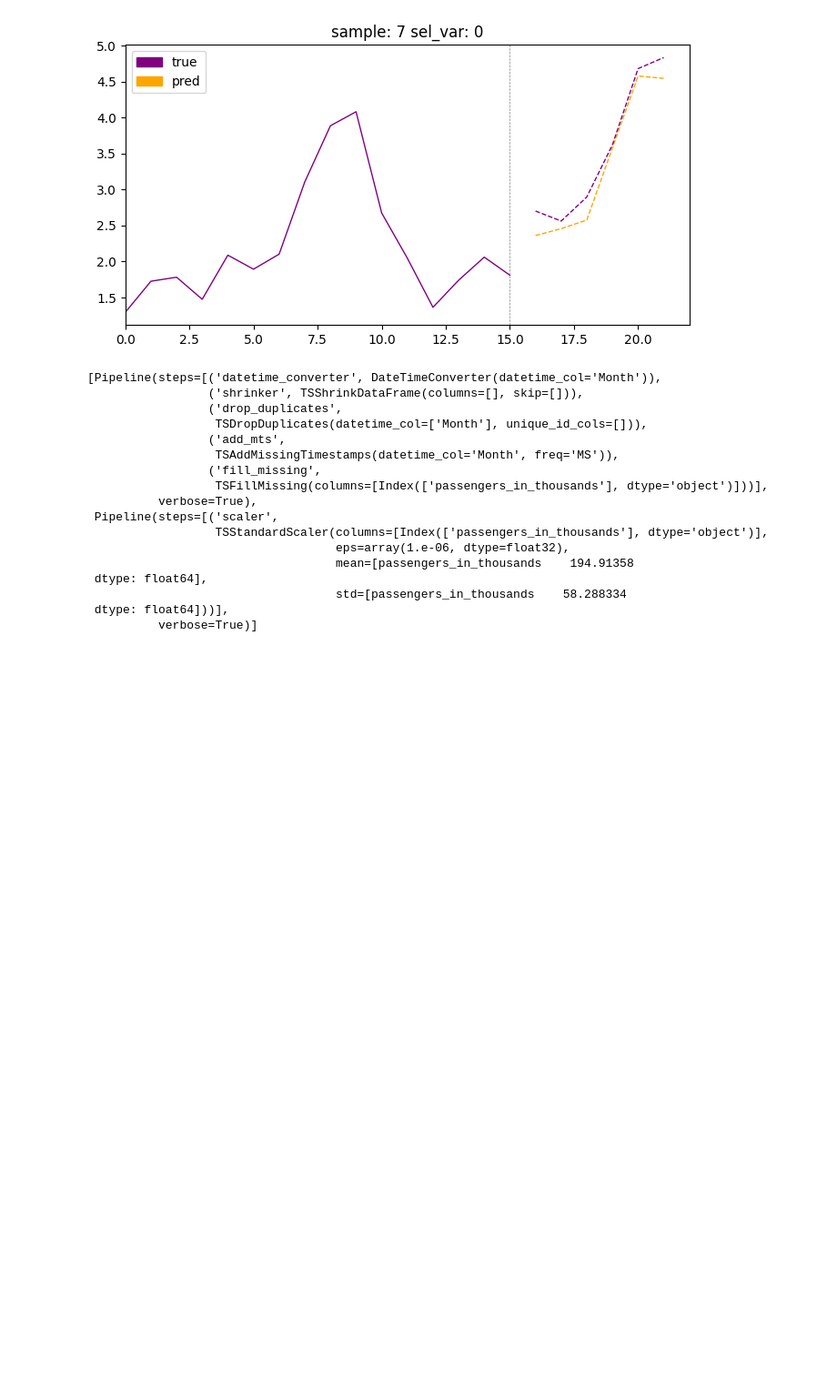
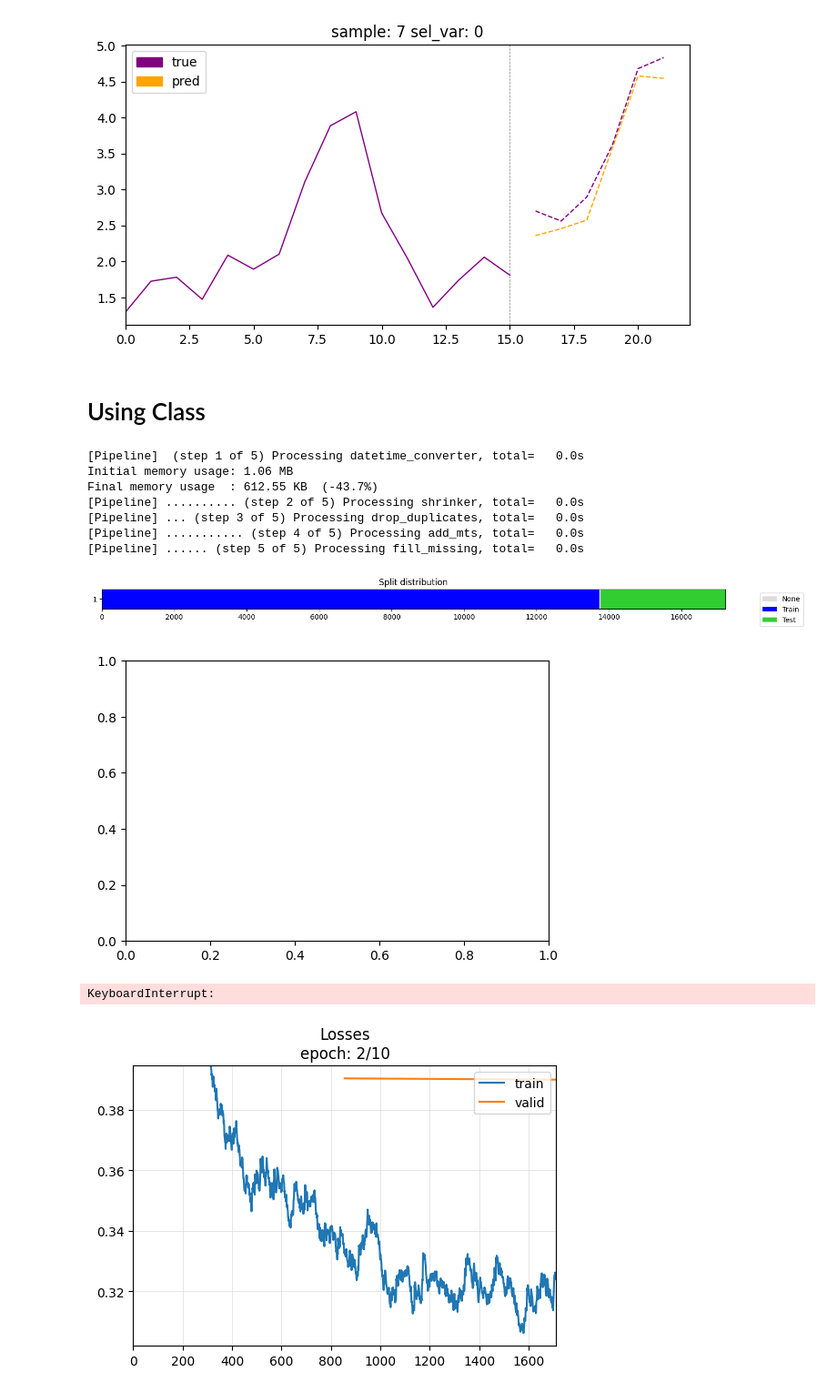
Before and after one commit to ginofft/TimeSeriesAnalysis, a Jupyter notebook: playground.ipynb, the cells around one changed output. Shown at 91% size. Cells and saved outputs as stored; diff of their text form; code cells hidden in the pictures; blank space fills up the shorter version.

```diff
--- a/playground.ipynb
+++ b/playground.ipynb
@@ -470,23 +538,45 @@ y_test = y[splits[1]]
 plot_forecast(X_test, y_test, y_test_preds, sel_vars=True)
 # %% [output]
 [figure]
-# %%
-learn.pipelines
-# %% [output]
-[Pipeline(steps=[('datetime_converter', DateTimeConverter(datetime_col='Month')),
-                 ('shrinker', TSShrinkDataFrame(columns=[], skip=[])),
-                 ('drop_duplicates',
-                  TSDropDuplicates(datetime_col=['Month'], unique_id_cols=[])),
-                 ('add_mts',
-                  TSAddMissingTimestamps(datetime_col='Month', freq='MS')),
-                 ('fill_missing',
-                  TSFillMissing(columns=[Index(['passengers_in_thousands'], dtype='object')]))],
-          verbose=True),
- Pipeline(steps=[('scaler',
-                  TSStandardScaler(columns=[Index(['passengers_in_thousands'], dtype='object')],
-                                   eps=array(1.e-06, dtype=float32),
-                                   mean=[passengers_in_thousands    194.91358
- dtype: float64],
-                                   std=[passengers_in_thousands    58.288334
- dtype: float64]))],
-          verbose=True)]
+# %% [markdown]
+# Using Class
+# %%
+from src.forecast_strategy import DeepLearningStrategy
+from src.utils import DateTimeConverter
+
+import pandas as pd
+from pathlib import Path
+
+data = pd.read_csv('data/airline/airline.csv')
+
+input_field = ['passengers_in_thousands']
+output_field = ['passengers_in_thousands']
+
+datetime_col = 'Month'
+freq = 'MS'
+
+nEpochs = 50
+lookbackWindow = 16
+forecastWindow = 6
+
+patchTSTStrategy = DeepLearningStrategy(model_path = Path('data/airline/patchTST.pt'),
+                                        arch="PatchTST",
+                                        arch_config_path = 'src/models/PatchTST/n3_h4_md16_fd128_pl2_s2.json')
+
+patchTSTStrategy.load_data(data)
+# %%
+patchTSTStrategy.train(input_field=input_field, output_field=output_field,
+                        lookbackWindow=lookbackWindow, forecastWindow=forecastWindow,
+                        datetime_col=datetime_col, freq=freq, nEpochs=nEpochs)
+# %% [output]
+[Pipeline]  (step 1 of 5) Processing datetime_converter, total=   0.0s
+Initial memory usage: 1.06 MB
+Final memory usage  : 612.55 KB  (-43.7%)
+[Pipeline] .......... (step 2 of 5) Processing shrinker, total=   0.0s
+[Pipeline] ... (step 3 of 5) Processing drop_duplicates, total=   0.0s
+[Pipeline] ........... (step 4 of 5) Processing add_mts, total=   0.0s
+[Pipeline] ...... (step 5 of 5) Processing fill_missing, total=   0.0s
+[figure, added]
+[figure, added]
+KeyboardInterrupt:
+[figure, added]
```
Also changed, not shown: parts of 22 cells of this notebook, 2 other files.
